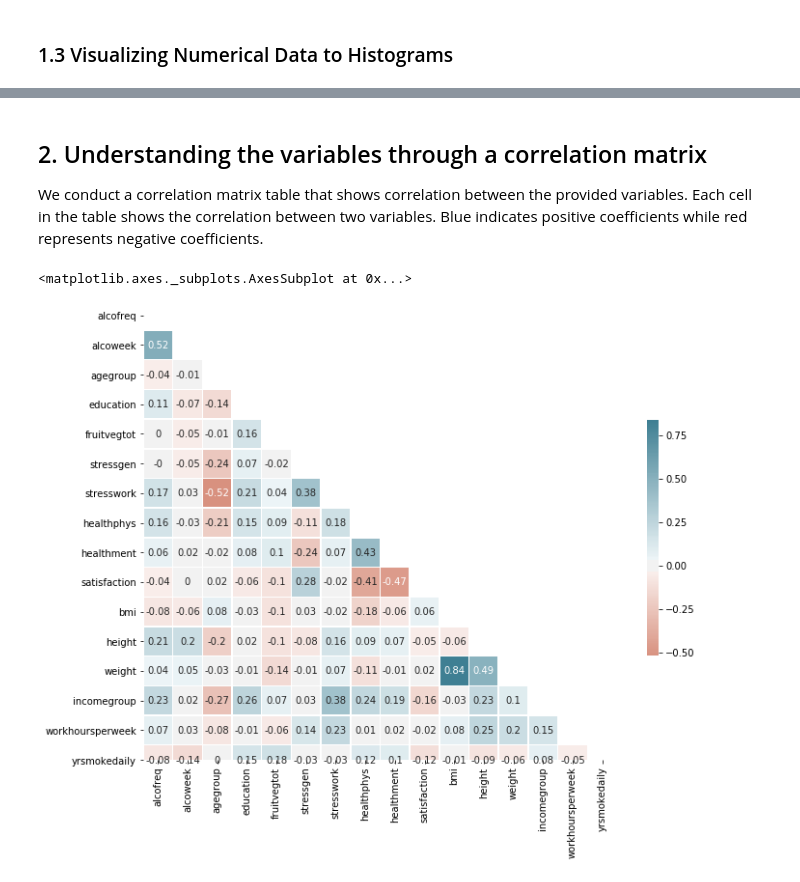
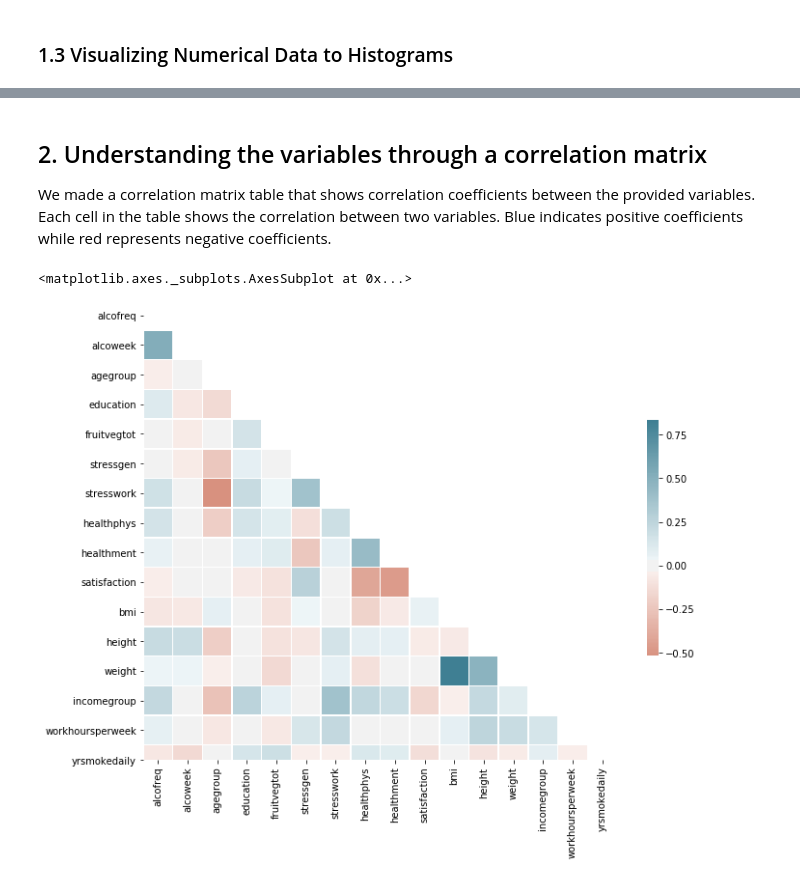
Before and after one commit to diegoarmaca/SocialDataSample, a Jupyter notebook: cchs.ipynb, the cells around one changed output, grey strips where cells are left out. Drawn from its saved outputs; the diff is of its cells as text; code cells hidden in the pictures.

```diff
--- a/cchs.ipynb
+++ b/cchs.ipynb
@@ -151,13 +152,13 @@ def write_column_summary_csv(data: np.array, column_name: str, outfile: TextIO)
     (Examples not required)
 
     '''
-    median = str(round(np.nanmedian(data[column_name]), 4))
-    if str(data[column_name].dtype).startswith('int'):
-        outfile.write(column_name + ',' + median + ',,\n')
-    if str(data[column_name].dtype).startswith('float'):
-        mean = str(round(np.nanmean(data[column_name]), 4))
-        stdev = str(round(np.nanstd(data[column_name]), 4))
-        outfile.write(column_name + ',' + median + ',' + mean + ',' + stdev + '\n')
+    median = str(round(np.nanmedian(data[column_name]), 2))
+    if str(data[column_name].dtype).startswith("int"):
+        outfile.write(column_name + "," + median + ",," +'\n')
+    if str(data[column_name].dtype).startswith("float"):
+        mean = str(round(np.nanmean(data[column_name]), 2))
+        stdev = str(round(np.nanstd(data[column_name]),2))
+        outfile.write(column_name + "," + median + ',' + mean + ',' + stdev +'\n')
 # %%
 if __name__ == "__main__":
 
@@ -263,3 +265,3 @@ plt.show()
 # %% [markdown]
 ## 2. Understanding the variables through a correlation matrix
-We conduct a correlation matrix table that shows correlation between the provided variables. Each cell in the table shows the correlation between two variables. Blue indicates positive coefficients while red represents negative coefficients.
+We made a correlation matrix table that shows correlation coefficients between the provided variables. Each cell in the table shows the correlation between two variables. Blue indicates positive coefficients while red represents negative coefficients.
@@ -266,27 +276,13 @@ We conduct a correlation matrix table that shows correlation between the provide
 # %%
-#Create a dataframe needed for the correlation matrix
-df = pd.DataFrame(data=CCHS)
-#Create a correlation matrix dataframe
-corr = df.corr()
-#Round all values into two decimals
-corr = corr.round(2)
-#Create a boolean array with the shape of the correlation matrix
-mask = np.zeros_like(corr, dtype=np.bool)
-
-#Return the indices for the upper-triangle of array
-mask[np.triu_indices_from(mask)] = True
-
-#Find the maximum positive correlated value
-max_corr = corr[corr != mask].max().max()
 # Set up the matplotlib figure
 f, ax = plt.subplots(figsize=(11, 9))
 
 # Generate a custom diverging colormap
 cmap = sns.diverging_palette(20, 220, as_cmap=True)
 
 # Draw the heatmap with the mask and correct aspect ratio
 sns.heatmap(corr, mask=mask, cmap=cmap, vmax=max_corr, center=0,
-            square=True, linewidths=.5, cbar_kws={"shrink": .5}, annot = True)
+            square=True, linewidths=.5, cbar_kws={"shrink": .5})
 # %% [output]
 <matplotlib.axes._subplots.AxesSubplot at 0x...>
-[figure, old version]
+[figure, new version]
```
Also changed, not shown: parts of 30 cells of this notebook.
